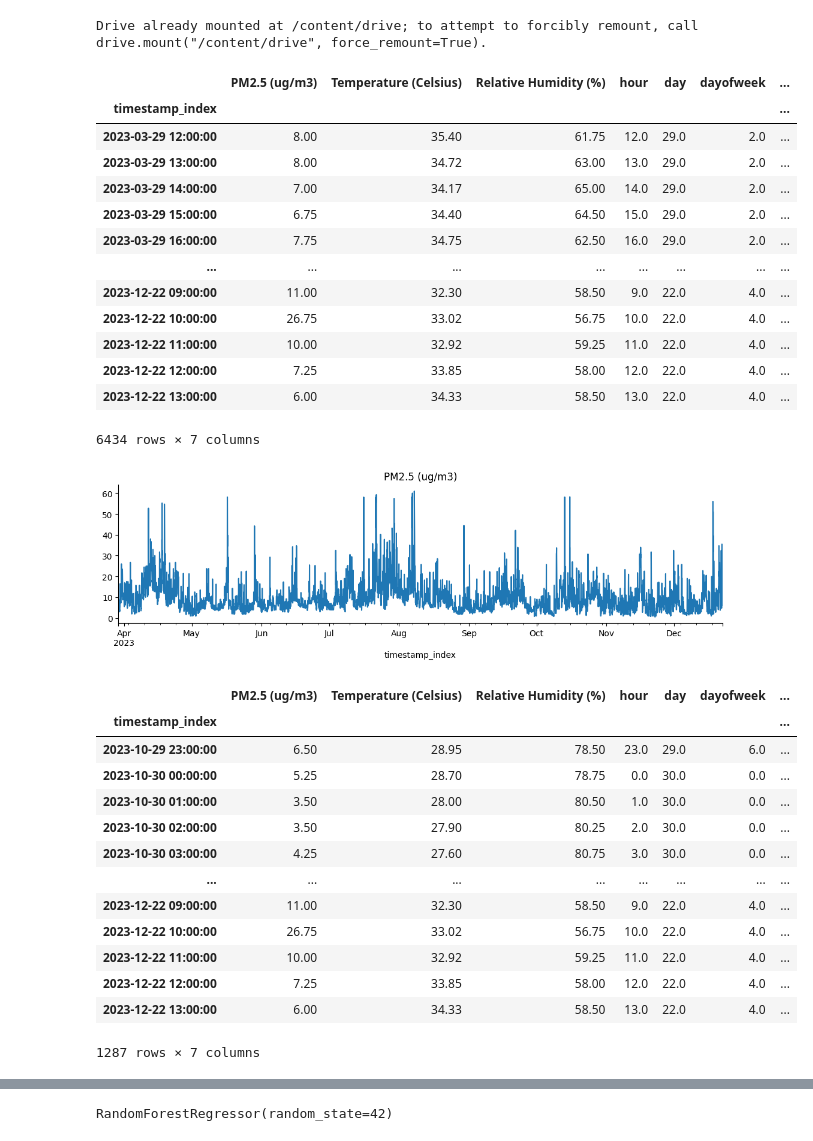
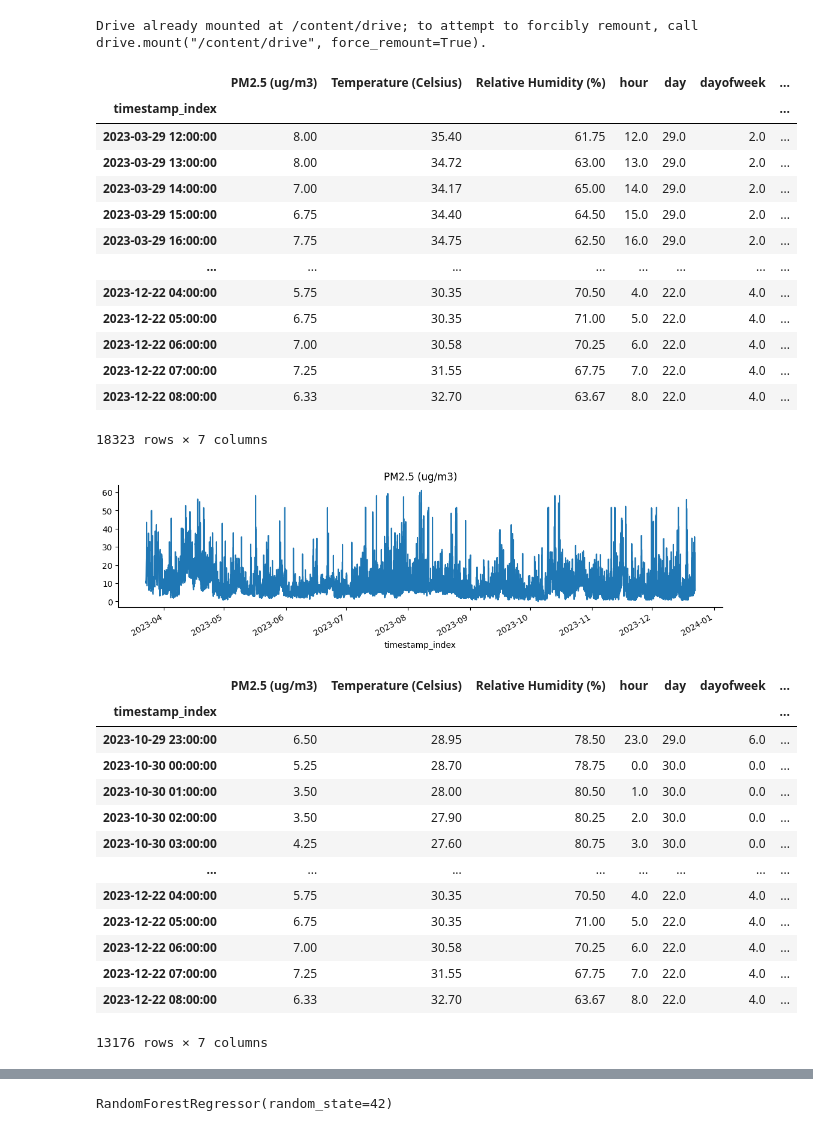
Before and after one commit to IshanBhanuka/FYP-DeepLearningmodel-for-PM2.5, a Jupyter notebook: randomforest.ipynb, the cells around one changed output, grey strips where cells are left out. Cells and saved outputs as stored; diff of their text form; code cells hidden in the pictures.

```diff
--- a/randomforest.ipynb
+++ b/randomforest.ipynb
@@ -11,30 +15,39 @@ import matplotlib.pyplot as plt
 # %%
-data=pd.read_csv('/content/drive/MyDrive/EE405 Undergraduate Project I_Group 11/E18324/Data/new_outliers/Galle.csv',parse_dates=['timestamp_index'],index_col='timestamp_index')
+data1=pd.read_csv('/content/drive/MyDrive/EE405 Undergraduate Project I_Group 11/E18324/Data/new_outliers/Galle.csv',parse_dates=['timestamp_index'],index_col='timestamp_index')
 #data.index = pd.DatetimeIndex(data.index.values, freq='H')
-Length=len(data)
-data = data.drop(['PM1.0 (ug/m3)', 'PM4.0 (ug/m3)', 'PM10.0 (ug/m3)','PM Sensor Status','Device Status'],axis=1)
+Length=len(data1)
+data1 = data1.drop(['PM1.0 (ug/m3)', 'PM4.0 (ug/m3)', 'PM10.0 (ug/m3)','PM Sensor Status','Device Status'],axis=1)
+
+data2 = pd.read_csv('/content/drive/MyDrive/EE405 Undergraduate Project I_Group 11/E18324/Data/new_outliers/Matara.csv',parse_dates=['timestamp_index'],index_col='timestamp_index')
+data2 = data2.drop(['PM1.0 (ug/m3)', 'PM4.0 (ug/m3)', 'PM10.0 (ug/m3)','PM Sensor Status','Device Status'],axis=1)
+
+
+data3 = pd.read_csv('/content/drive/MyDrive/EE405 Undergraduate Project I_Group 11/E18324/Data/new_outliers/Hambanthota.csv',parse_dates=['timestamp_index'],index_col='timestamp_index')
+data3 = data3.drop(['PM1.0 (ug/m3)', 'PM4.0 (ug/m3)', 'PM10.0 (ug/m3)','PM Sensor Status','Device Status'],axis=1)
+
+data_list=[data1,data2,data3]
+data = pd.concat(data_list)
 data
 # %% [output]
 |  | PM2.5 (ug/m3) | Temperature (Celsius) | Relative Humidity (%) | hour | day | dayofweek | ... |
 | timestamp_index |  |  |  |  |  |  | ... |
 | 2023-03-29 12:00:00 | 8.00 | 35.40 | 61.75 | 12.0 | 29.0 | 2.0 | ... |
 | 2023-03-29 13:00:00 | 8.00 | 34.72 | 63.00 | 13.0 | 29.0 | 2.0 | ... |
 | 2023-03-29 14:00:00 | 7.00 | 34.17 | 65.00 | 14.0 | 29.0 | 2.0 | ... |
 | 2023-03-29 15:00:00 | 6.75 | 34.40 | 64.50 | 15.0 | 29.0 | 2.0 | ... |
 | 2023-03-29 16:00:00 | 7.75 | 34.75 | 62.50 | 16.0 | 29.0 | 2.0 | ... |
 | ... | ... | ... | ... | ... | ... | ... | ... |
-| 2023-12-22 09:00:00 | 11.00 | 32.30 | 58.50 | 9.0 | 22.0 | 4.0 | ... |
-| 2023-12-22 10:00:00 | 26.75 | 33.02 | 56.75 | 10.0 | 22.0 | 4.0 | ... |
-| 2023-12-22 11:00:00 | 10.00 | 32.92 | 59.25 | 11.0 | 22.0 | 4.0 | ... |
-| 2023-12-22 12:00:00 | 7.25 | 33.85 | 58.00 | 12.0 | 22.0 | 4.0 | ... |
-| 2023-12-22 13:00:00 | 6.00 | 34.33 | 58.50 | 13.0 | 22.0 | 4.0 | ... |
+| 2023-12-22 04:00:00 | 5.75 | 30.35 | 70.50 | 4.0 | 22.0 | 4.0 | ... |
+| 2023-12-22 05:00:00 | 6.75 | 30.35 | 71.00 | 5.0 | 22.0 | 4.0 | ... |
+| 2023-12-22 06:00:00 | 7.00 | 30.58 | 70.25 | 6.0 | 22.0 | 4.0 | ... |
+| 2023-12-22 07:00:00 | 7.25 | 31.55 | 67.75 | 7.0 | 22.0 | 4.0 | ... |
+| 2023-12-22 08:00:00 | 6.33 | 32.70 | 63.67 | 8.0 | 22.0 | 4.0 | ... |
-6434 rows × 7 columns
+18323 rows × 7 columns
 # %%
-from matplotlib import pyplot as plt
 data['PM2.5 (ug/m3)'].plot(kind='line', figsize=(13,3), title='PM2.5 (ug/m3)')
 plt.gca().spines[['top', 'right']].set_visible(False)
 # %% [output]
-[figure, old version]
+[figure, new version]
 # %%
 # Splitting data into train and test sets
 train_data = data.iloc[:int(Length*0.8)]
@@ -53,12 +66,12 @@ test_data
 | 2023-10-30 02:00:00 | 3.50 | 27.90 | 80.25 | 2.0 | 30.0 | 0.0 | ... |
 | 2023-10-30 03:00:00 | 4.25 | 27.60 | 80.75 | 3.0 | 30.0 | 0.0 | ... |
 | ... | ... | ... | ... | ... | ... | ... | ... |
-| 2023-12-22 09:00:00 | 11.00 | 32.30 | 58.50 | 9.0 | 22.0 | 4.0 | ... |
-| 2023-12-22 10:00:00 | 26.75 | 33.02 | 56.75 | 10.0 | 22.0 | 4.0 | ... |
-| 2023-12-22 11:00:00 | 10.00 | 32.92 | 59.25 | 11.0 | 22.0 | 4.0 | ... |
-| 2023-12-22 12:00:00 | 7.25 | 33.85 | 58.00 | 12.0 | 22.0 | 4.0 | ... |
-| 2023-12-22 13:00:00 | 6.00 | 34.33 | 58.50 | 13.0 | 22.0 | 4.0 | ... |
+| 2023-12-22 04:00:00 | 5.75 | 30.35 | 70.50 | 4.0 | 22.0 | 4.0 | ... |
+| 2023-12-22 05:00:00 | 6.75 | 30.35 | 71.00 | 5.0 | 22.0 | 4.0 | ... |
+| 2023-12-22 06:00:00 | 7.00 | 30.58 | 70.25 | 6.0 | 22.0 | 4.0 | ... |
+| 2023-12-22 07:00:00 | 7.25 | 31.55 | 67.75 | 7.0 | 22.0 | 4.0 | ... |
+| 2023-12-22 08:00:00 | 6.33 | 32.70 | 63.67 | 8.0 | 22.0 | 4.0 | ... |
-1287 rows × 7 columns
+13176 rows × 7 columns
 # %%
 train_data['PM2.5 (ug/m3)'].plot(kind='line', figsize=(13,3), title='PM2.5 (ug/m3)')
 #val_data['PM2.5 (ug/m3)'].plot(kind='line', figsize=(13,3), title='PM2.5 (ug/m3)')
```
Also changed, not shown: parts of 5 cells of this notebook.
